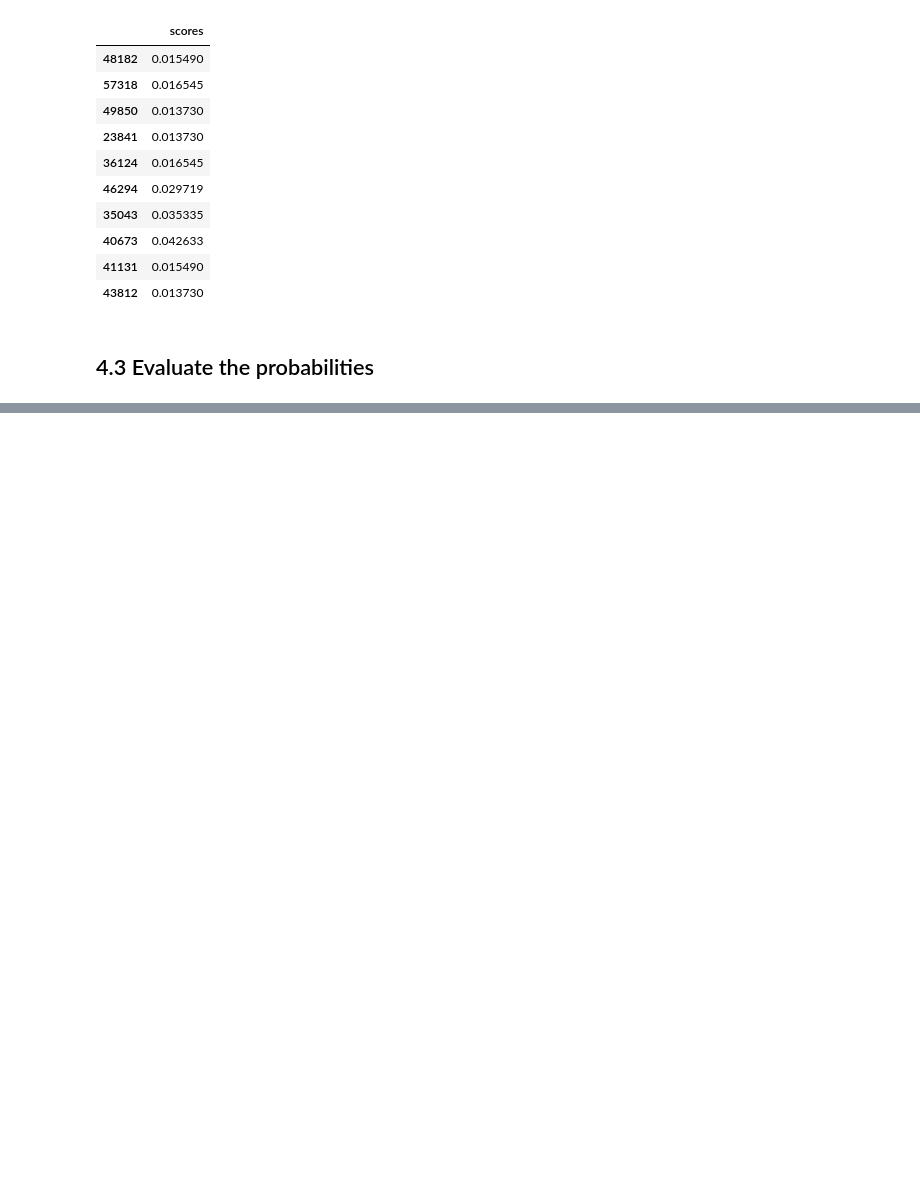
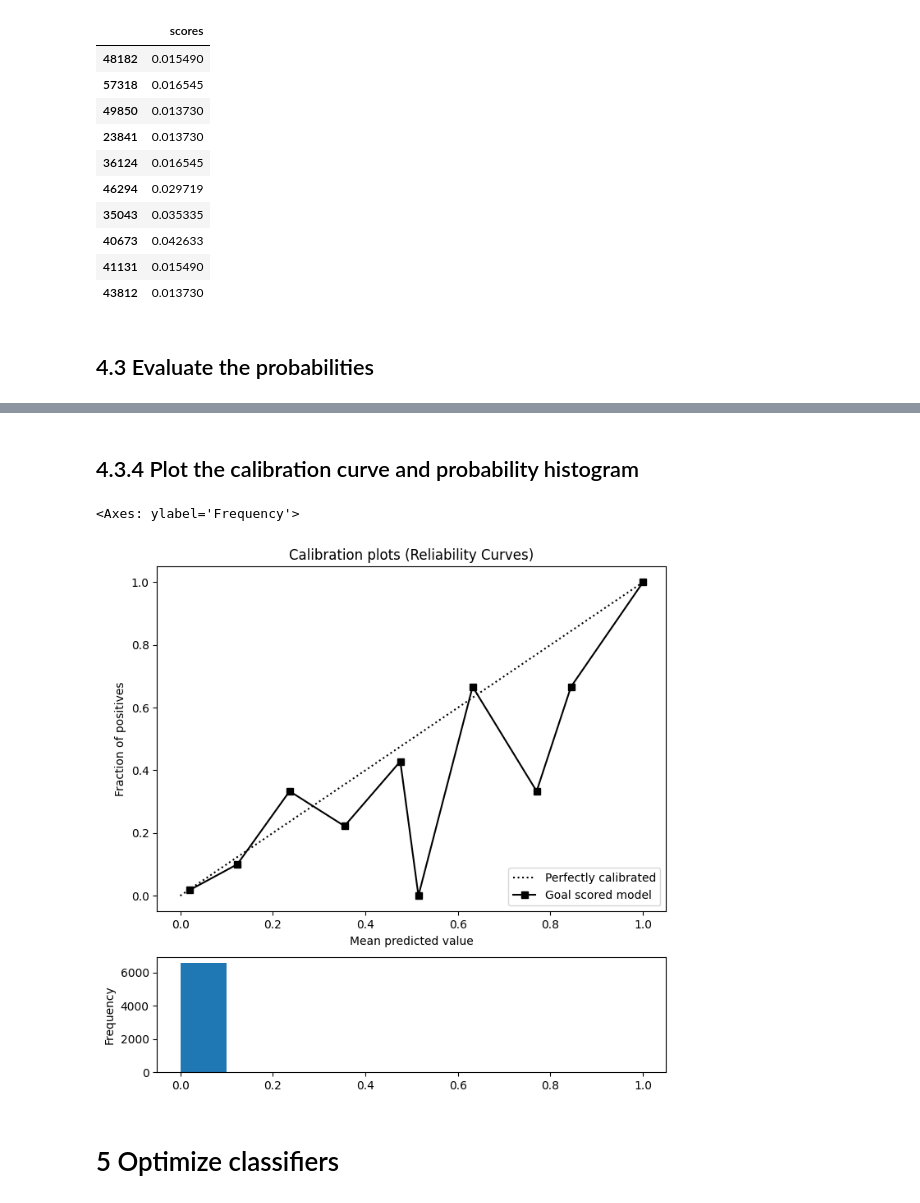
Before and after one commit to sotoblanco/FriendsOfTracking, a Jupyter notebook: notebooks/VAEP_3.ipynb, the cells around one changed output, grey strips where cells are left out. Drawn from its saved outputs; the diff is of its cells as text; code cells hidden in the pictures; blank space fills up the shorter version.

```diff
--- a/notebooks/VAEP_3.ipynb
+++ b/notebooks/VAEP_3.ipynb
@@ -328,0 +415,2 @@ df_predictions.head(10)
+# %% [markdown]
+## 4.3.4 Plot the calibration curve and probability histogram
@@ -328,0 +423,26 @@ df_predictions.head(10)
+# %%
+fig, (ax1, ax2) = plt.subplots(
+    nrows=2,
+    ncols=1,
+    figsize=(8, 8),
+    gridspec_kw={'height_ratios':[3, 1]
+    }
+)
+plot_calibration_curve(
+    y_true=df_y_test['scores'],
+    probas_list=[df_predictions['scores'].tolist()],
+    clf_names=['Goal scored model'],
+    n_bins=10,
+    ax=ax1
+)
+
+df_predictions['scores'].plot.hist(
+    range=(0, 1),
+    bins=10,
+    ax=ax2
+)
+# %% [output]
+<Axes: ylabel='Frequency'>
+[figure, added]
+# %% [markdown]
+# 5 Optimize classifiers
```
Also changed, not shown: parts of 17 cells of this notebook.
